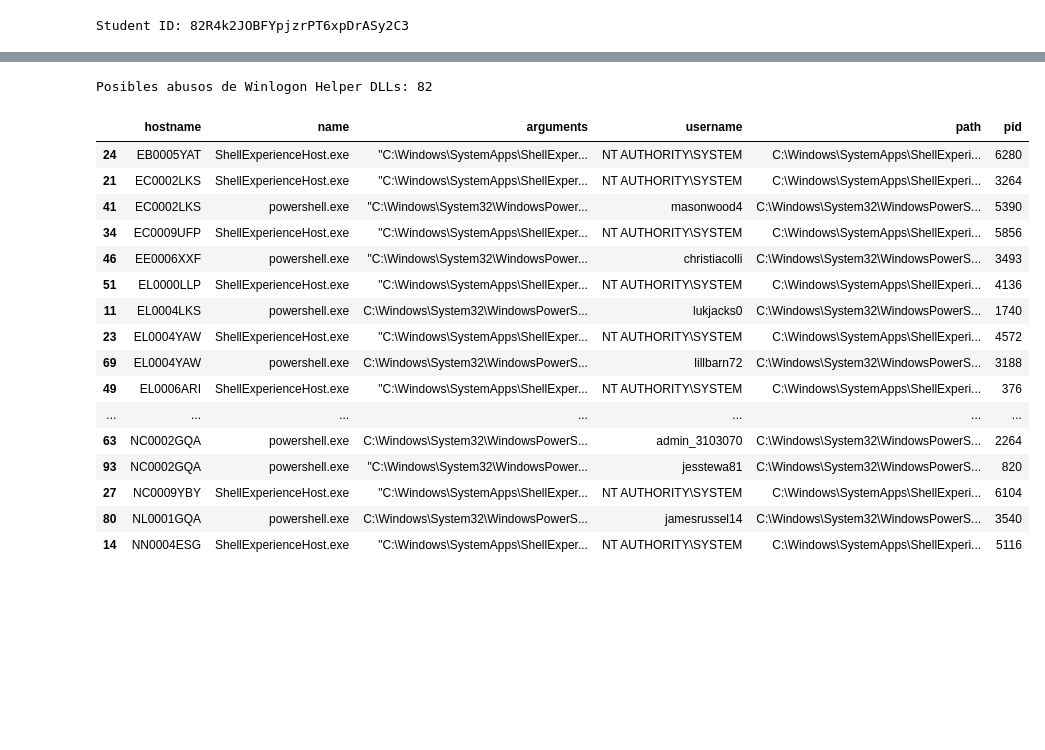
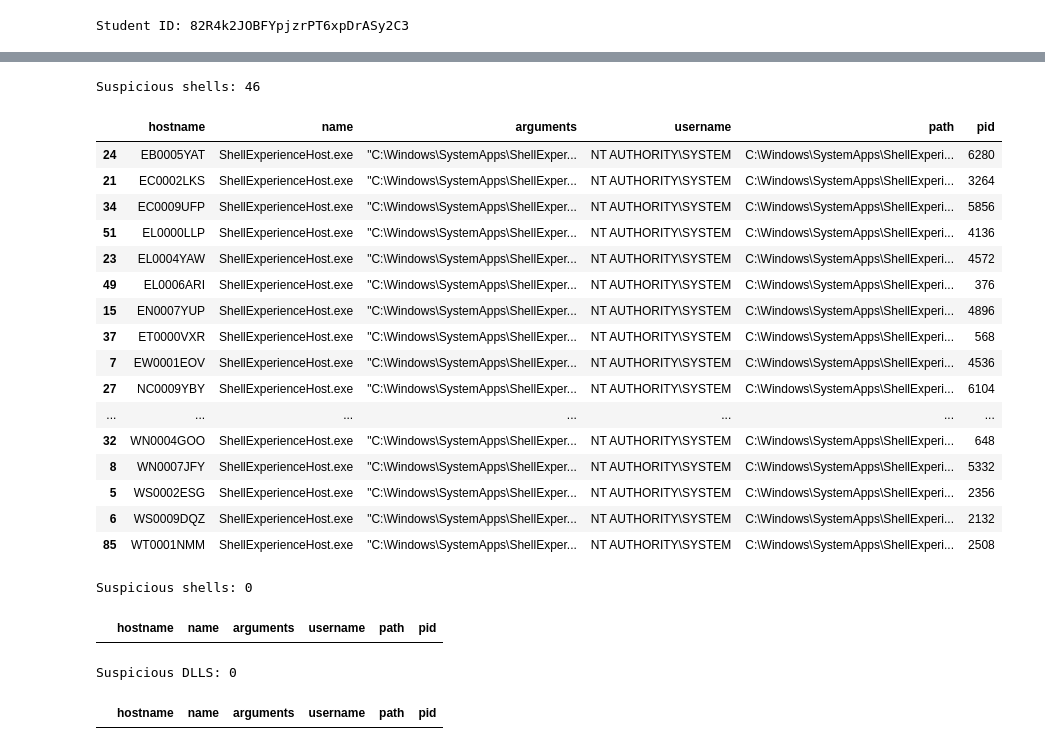
Before and after one commit to ValentinAvram/mosse_institute, a Jupyter notebook: Threat Hunting/hunt_DLLs.ipynb, the cells around one changed output, grey strips where cells are left out. Cells and saved outputs as stored; diff of their text form; code cells hidden in the pictures; blank space fills up the shorter version.

```diff
--- a/Threat Hunting/hunt_DLLs.ipynb
+++ b/Threat Hunting/hunt_DLLs.ipynb
@@ -79,24 +59,57 @@ def hunt_winlogon_helpers(df):
+# %%
+def suspicious_shell(df):
+    mask_shell = df['name'].str.lower().str.contains("shell", na=False) | df['path'].str.lower().str.contains("winlogon", na=False)
+    non_explorer = df[(mask_shell) & (~df['name'].str.lower().str.contains(LEGIT_SHELL))]
+    return non_explorer
+
+df2 = suspicious_shell(df_elevated)
+
+print("Suspicious shells:", len(df2))
+display(df2)
+# %% [output]
+Suspicious shells: 46
+|  | hostname | name | arguments | username | path | pid |
+| 24 | EB0005YAT | ShellExperienceHost.exe | "C:\Windows\SystemApps\ShellExper... | NT AUTHORITY\SYSTEM | C:\Windows\SystemApps\ShellExperi... | 6280 |
+| 21 | EC0002LKS | ShellExperienceHost.exe | "C:\Windows\SystemApps\ShellExper... | NT AUTHORITY\SYSTEM | C:\Windows\SystemApps\ShellExperi... | 3264 |
+| 34 | EC0009UFP | ShellExperienceHost.exe | "C:\Windows\SystemApps\ShellExper... | NT AUTHORITY\SYSTEM | C:\Windows\SystemApps\ShellExperi... | 5856 |
+| 51 | EL0000LLP | ShellExperienceHost.exe | "C:\Windows\SystemApps\ShellExper... | NT AUTHORITY\SYSTEM | C:\Windows\SystemApps\ShellExperi... | 4136 |
+| 23 | EL0004YAW | ShellExperienceHost.exe | "C:\Windows\SystemApps\ShellExper... | NT AUTHORITY\SYSTEM | C:\Windows\SystemApps\ShellExperi... | 4572 |
+| 49 | EL0006ARI | ShellExperienceHost.exe | "C:\Windows\SystemApps\ShellExper... | NT AUTHORITY\SYSTEM | C:\Windows\SystemApps\ShellExperi... | 376 |
+| 15 | EN0007YUP | ShellExperienceHost.exe | "C:\Windows\SystemApps\ShellExper... | NT AUTHORITY\SYSTEM | C:\Windows\SystemApps\ShellExperi... | 4896 |
+| 37 | ET0000VXR | ShellExperienceHost.exe | "C:\Windows\SystemApps\ShellExper... | NT AUTHORITY\SYSTEM | C:\Windows\SystemApps\ShellExperi... | 568 |
+| 7 | EW0001EOV | ShellExperienceHost.exe | "C:\Windows\SystemApps\ShellExper... | NT AUTHORITY\SYSTEM | C:\Windows\SystemApps\ShellExperi... | 4536 |
+| 27 | NC0009YBY | ShellExperienceHost.exe | "C:\Windows\SystemApps\ShellExper... | NT AUTHORITY\SYSTEM | C:\Windows\SystemApps\ShellExperi... | 6104 |
+| ... | ... | ... | ... | ... | ... | ... |
+| 32 | WN0004GOO | ShellExperienceHost.exe | "C:\Windows\SystemApps\ShellExper... | NT AUTHORITY\SYSTEM | C:\Windows\SystemApps\ShellExperi... | 648 |
+| 8 | WN0007JFY | ShellExperienceHost.exe | "C:\Windows\SystemApps\ShellExper... | NT AUTHORITY\SYSTEM | C:\Windows\SystemApps\ShellExperi... | 5332 |
+| 5 | WS0002ESG | ShellExperienceHost.exe | "C:\Windows\SystemApps\ShellExper... | NT AUTHORITY\SYSTEM | C:\Windows\SystemApps\ShellExperi... | 2356 |
+| 6 | WS0009DQZ | ShellExperienceHost.exe | "C:\Windows\SystemApps\ShellExper... | NT AUTHORITY\SYSTEM | C:\Windows\SystemApps\ShellExperi... | 2132 |
+| 85 | WT0001NMM | ShellExperienceHost.exe | "C:\Windows\SystemApps\ShellExper... | NT AUTHORITY\SYSTEM | C:\Windows\SystemApps\ShellExperi... | 2508 |
+# %%
+def non_userinit(df):
+    mask_userinit = df['name'].str.lower().str.contains("userinit", na=False) | df['path'].str.lower().str.contains("winlogon", na=False)
+    non_userinit = df[(mask_userinit) & (~df['name'].str.lower().str.contains(LEGIT_USERINIT))]
+    return non_userinit
+
+df3 = non_userinit(df_elevated)
+
+print("Suspicious shells:", len(df3))
+display(df3)
+# %% [output]
+Suspicious shells: 0
+|  | hostname | name | arguments | username | path | pid |
 # %%
-susp_winlogon = hunt_winlogon_helpers(df)
+def non_sys32(df):
+    mask_winlogon = df['name'].str.lower() == "winlogon.exe"
+    mask_dlls = df['arguments'].str.lower().str.contains("|".join(SUSPICIOUS_DLL_PATTERNS), na=False)
+    mask_nonstd_path = ~df['path'].str.lower().str.contains(r'\\windows\\system32\\', na=False)
+    dlls_outside_system32 = df[mask_winlogon & mask_dlls & mask_nonstd_path]
+    return dlls_outside_system32
 
-print("Posibles abusos de Winlogon Helper DLLs:", len(susp_winlogon))
-display(susp_winlogon.head(20))
+df4 = non_sys32(df_elevated)
+
+print("Suspicious DLLS:", len(df4))
+display(df4)
 # %% [output]
-Posibles abusos de Winlogon Helper DLLs: 82
+Suspicious DLLS: 0
 |  | hostname | name | arguments | username | path | pid |
-| 24 | EB0005YAT | ShellExperienceHost.exe | "C:\Windows\SystemApps\ShellExper... | NT AUTHORITY\SYSTEM | C:\Windows\SystemApps\ShellExperi... | 6280 |
-| 21 | EC0002LKS | ShellExperienceHost.exe | "C:\Windows\SystemApps\ShellExper... | NT AUTHORITY\SYSTEM | C:\Windows\SystemApps\ShellExperi... | 3264 |
-| 41 | EC0002LKS | powershell.exe | "C:\Windows\System32\WindowsPower... | masonwood4 | C:\Windows\System32\WindowsPowerS... | 5390 |
-| 34 | EC0009UFP | ShellExperienceHost.exe | "C:\Windows\SystemApps\ShellExper... | NT AUTHORITY\SYSTEM | C:\Windows\SystemApps\ShellExperi... | 5856 |
-| 46 | EE0006XXF | powershell.exe | "C:\Windows\System32\WindowsPower... | christiacolli | C:\Windows\System32\WindowsPowerS... | 3493 |
-| 51 | EL0000LLP | ShellExperienceHost.exe | "C:\Windows\SystemApps\ShellExper... | NT AUTHORITY\SYSTEM | C:\Windows\SystemApps\ShellExperi... | 4136 |
-| 11 | EL0004LKS | powershell.exe | C:\Windows\System32\WindowsPowerS... | lukjacks0 | C:\Windows\System32\WindowsPowerS... | 1740 |
-| 23 | EL0004YAW | ShellExperienceHost.exe | "C:\Windows\SystemApps\ShellExper... | NT AUTHORITY\SYSTEM | C:\Windows\SystemApps\ShellExperi... | 4572 |
-| 69 | EL0004YAW | powershell.exe | C:\Windows\System32\WindowsPowerS... | lillbarn72 | C:\Windows\System32\WindowsPowerS... | 3188 |
-| 49 | EL0006ARI | ShellExperienceHost.exe | "C:\Windows\SystemApps\ShellExper... | NT AUTHORITY\SYSTEM | C:\Windows\SystemApps\ShellExperi... | 376 |
-| ... | ... | ... | ... | ... | ... | ... |
-| 63 | NC0002GQA | powershell.exe | C:\Windows\System32\WindowsPowerS... | admin_3103070 | C:\Windows\System32\WindowsPowerS... | 2264 |
-| 93 | NC0002GQA | powershell.exe | "C:\Windows\System32\WindowsPower... | jesstewa81 | C:\Windows\System32\WindowsPowerS... | 820 |
-| 27 | NC0009YBY | ShellExperienceHost.exe | "C:\Windows\SystemApps\ShellExper... | NT AUTHORITY\SYSTEM | C:\Windows\SystemApps\ShellExperi... | 6104 |
-| 80 | NL0001GQA | powershell.exe | C:\Windows\System32\WindowsPowerS... | jamesrussel14 | C:\Windows\System32\WindowsPowerS... | 3540 |
-| 14 | NN0004ESG | ShellExperienceHost.exe | "C:\Windows\SystemApps\ShellExper... | NT AUTHORITY\SYSTEM | C:\Windows\SystemApps\ShellExperi... | 5116 |
```
Also changed, not shown: parts of 2 cells of this notebook, 8 other files.
